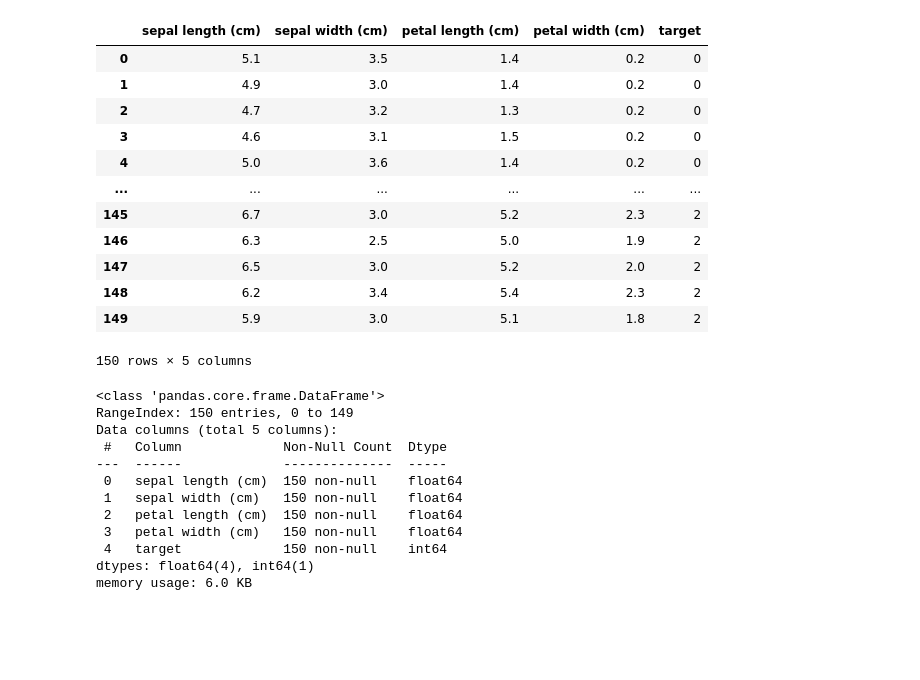
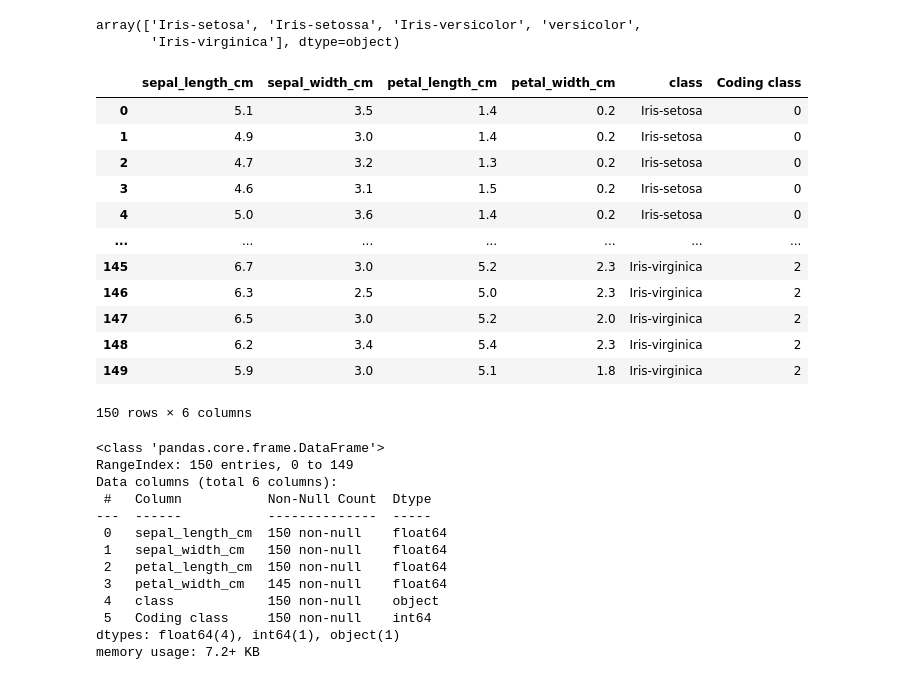
Before and after one commit to anadeondarza/dataptmad0522_labs, a Jupyter notebook: module-3/data-cleaning-challenge/main.ipynb, the cells around one changed output. Drawn from its saved outputs; the diff is of its cells as text; code cells hidden in the pictures; blank space fills up the shorter version.

```diff
--- a/module-3/data-cleaning-challenge/main.ipynb
+++ b/module-3/data-cleaning-challenge/main.ipynb
@@ -31,0 +11,3 @@ iris_1
+# %%
+iris=pd.read_csv("./iris-data.csv")
+iris
@@ -32,39 +28,47 @@ iris_1
+# %%
+iris['class'].unique()
+# según vemos en la información online solo hay 3 clases: 'Iris-setosa', 'Iris-versicolor', 'Iris-virginica'
+#por lo que están mal los nombres de 2 clases.
+# %% [output]
+array(['Iris-setosa', 'Iris-setossa', 'Iris-versicolor', 'versicolor',
+       'Iris-virginica'], dtype=object)
+# %%
+iris['class'] = iris['class'].replace({'Iris-setossa':'Iris-setosa', 'versicolor': 'Iris-versicolor'})
 # %%
-iris = datasets.load_iris(as_frame=True)
-description = iris.DESCR
-
-
-iris = iris['data'].merge(iris['target'], left_index=True, right_index=True)
+#Encoding
+class1 = {'Iris-setosa':0, 'Iris-versicolor':1, 'Iris-virginica':2}
+iris['Coding class'] = iris['class'].map(class1)
 iris
 # %% [output]
-|  | sepal length (cm) | sepal width (cm) | petal length (cm) | petal width (cm) | target |
-| 0 | 5.1 | 3.5 | 1.4 | 0.2 | 0 |
-| 1 | 4.9 | 3.0 | 1.4 | 0.2 | 0 |
-| 2 | 4.7 | 3.2 | 1.3 | 0.2 | 0 |
-| 3 | 4.6 | 3.1 | 1.5 | 0.2 | 0 |
-| 4 | 5.0 | 3.6 | 1.4 | 0.2 | 0 |
-| ... | ... | ... | ... | ... | ... |
-| 145 | 6.7 | 3.0 | 5.2 | 2.3 | 2 |
-| 146 | 6.3 | 2.5 | 5.0 | 1.9 | 2 |
-| 147 | 6.5 | 3.0 | 5.2 | 2.0 | 2 |
-| 148 | 6.2 | 3.4 | 5.4 | 2.3 | 2 |
-| 149 | 5.9 | 3.0 | 5.1 | 1.8 | 2 |
+|  | sepal_length_cm | sepal_width_cm | petal_length_cm | petal_width_cm | class | Coding class |
+| 0 | 5.1 | 3.5 | 1.4 | 0.2 | Iris-setosa | 0 |
+| 1 | 4.9 | 3.0 | 1.4 | 0.2 | Iris-setosa | 0 |
+| 2 | 4.7 | 3.2 | 1.3 | 0.2 | Iris-setosa | 0 |
+| 3 | 4.6 | 3.1 | 1.5 | 0.2 | Iris-setosa | 0 |
+| 4 | 5.0 | 3.6 | 1.4 | 0.2 | Iris-setosa | 0 |
+| ... | ... | ... | ... | ... | ... | ... |
+| 145 | 6.7 | 3.0 | 5.2 | 2.3 | Iris-virginica | 2 |
+| 146 | 6.3 | 2.5 | 5.0 | 2.3 | Iris-virginica | 2 |
+| 147 | 6.5 | 3.0 | 5.2 | 2.0 | Iris-virginica | 2 |
+| 148 | 6.2 | 3.4 | 5.4 | 2.3 | Iris-virginica | 2 |
+| 149 | 5.9 | 3.0 | 5.1 | 1.8 | Iris-virginica | 2 |
-150 rows × 5 columns
+150 rows × 6 columns
 # %%
 iris.info()
 # %% [output]
 <class 'pandas.core.frame.DataFrame'>
 RangeIndex: 150 entries, 0 to 149
-Data columns (total 5 columns):
- #   Column             Non-Null Count  Dtype
----  ------             --------------  -----
- 0   sepal length (cm)  150 non-null    float64
- 1   sepal width (cm)   150 non-null    float64
- 2   petal length (cm)  150 non-null    float64
- 3   petal width (cm)   150 non-null    float64
- 4   target             150 non-null    int64
-dtypes: float64(4), int64(1)
-memory usage: 6.0 KB
+Data columns (total 6 columns):
+ #   Column           Non-Null Count  Dtype
+---  ------           --------------  -----
+ 0   sepal_length_cm  150 non-null    float64
+ 1   sepal_width_cm   150 non-null    float64
+ 2   petal_length_cm  150 non-null    float64
+ 3   petal_width_cm   145 non-null    float64
+ 4   class            150 non-null    object
+ 5   Coding class     150 non-null    int64
+dtypes: float64(4), int64(1), object(1)
+memory usage: 7.2+ KB
 # %%
 iris.describe()
 # %% [output]
```
Also changed, not shown: parts of 16 cells of this notebook.
